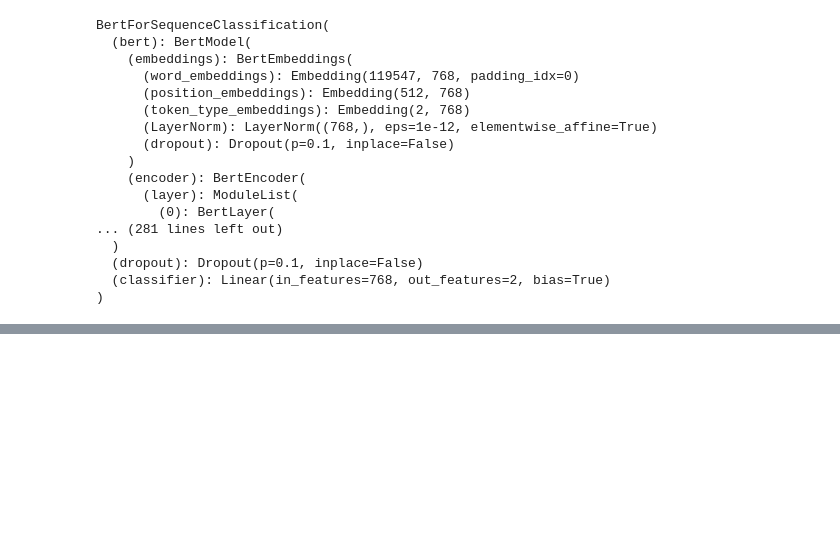
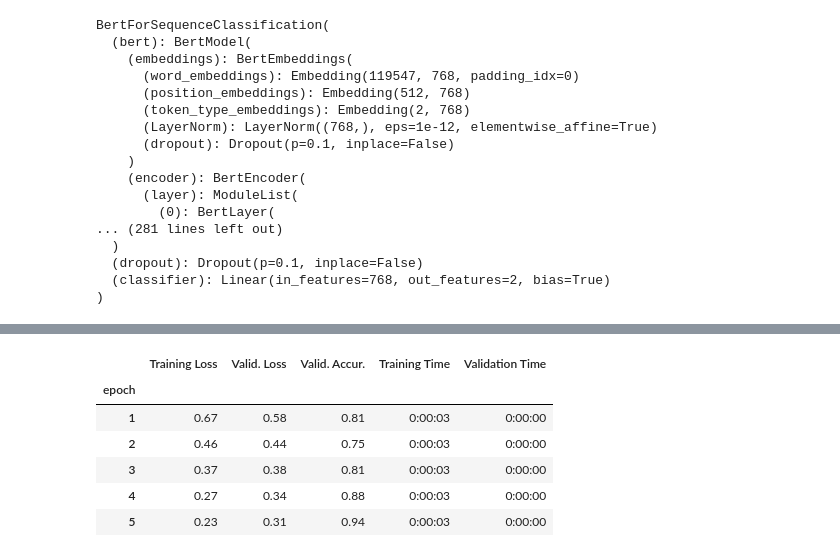
Before and after one commit to datoad4510/chatbot, a Jupyter notebook: orion.ipynb, the cells around one changed output, grey strips where cells are left out. Saved outputs shown, nothing was run; the diff lists cells and outputs as text; code cells hidden in the pictures; blank space fills up the shorter version.

```diff
--- a/orion.ipynb
+++ b/orion.ipynb
@@ -204,8 +264,8 @@ from transformers import BertForSequenceClassification, AdamW, BertConfig
 # რომელსაც თავზე აქვს მიდგმული კლასიფიქატორი ქსელი
 
 model = BertForSequenceClassification.from_pretrained(
-    'bert-base-multilingual-cased',
-    num_labels = 2, # კლასების რაოდენობა - ჯერჯერობით 2 კლასი გვაქვს
+    transformer_name,
+    num_labels = label_number, # კლასების რაოდენობა - ჯერჯერობით 2 კლასი გვაქვს
     output_attentions = False, # არ დავაბრუნოთ attention weight-ები
     output_hidden_states = False, # არ დავაბრუნოთ ფარული მეხსიერება
 )
@@ -284,3 +310,24 @@ total_steps = len(train_dataloader) * epochs
 scheduler = get_linear_schedule_with_warmup(optimizer,
                                             num_warmup_steps = 0,
                                             num_training_steps = total_steps)
+# %%
+import numpy as np
+
+# დამხმარე ფუნქცია რომელიც დაითვლის წინასწარმეტყველების სიზუსტეს label-ებთან შედარებით
+def flat_accuracy(preds, labels):
+    pred_flat = np.argmax(preds, axis=1).flatten()
+    labels_flat = labels.flatten()
+    return np.sum(pred_flat == labels_flat) / len(labels_flat)
+# %%
+import time
+import datetime
+
+def format_time(elapsed):
+    '''
+    იღებს დროს წამებში და აბრუნებს string-ს hh:mm:ss ფორმატში
+    '''
+    # დავამრგვალოთ ქვემოთ უახლოეს წამამდე
+    elapsed_rounded = int(round((elapsed)))
+
+    # დავაფორმატოთ როგორც hh:mm:ss
+    return str(datetime.timedelta(seconds=elapsed_rounded))
@@ -286,0 +545,22 @@ scheduler = get_linear_schedule_with_warmup(optimizer,
+# %%
+import pandas as pd
+
+# მძიმის შემდეგ 2 ციფრის სიზუსტიდ ამოვწეროთ
+pd.set_option('precision', 2)
+
+# შევქმნათ pandas-ის DataFrame ჩვენი სწავლების სტატისტიკებიდან
+df_stats = pd.DataFrame(data=training_stats)
+
+# გამოვიყენოთ ეპოქა როგორც ინდექსი
+df_stats = df_stats.set_index('epoch')
+
+# დავბეჭდოთ DataFrame
+df_stats
+# %% [output]
+|  | Training Loss | Valid. Loss | Valid. Accur. | Training Time | Validation Time |
+| epoch |  |  |  |  |  |
+| 1 | 0.67 | 0.58 | 0.81 | 0:00:03 | 0:00:00 |
+| 2 | 0.46 | 0.44 | 0.75 | 0:00:03 | 0:00:00 |
+| 3 | 0.37 | 0.38 | 0.81 | 0:00:03 | 0:00:00 |
+| 4 | 0.27 | 0.34 | 0.88 | 0:00:03 | 0:00:00 |
+| 5 | 0.23 | 0.31 | 0.94 | 0:00:03 | 0:00:00 |
```
Also changed, not shown: parts of 22 cells of this notebook, 2 other files.
